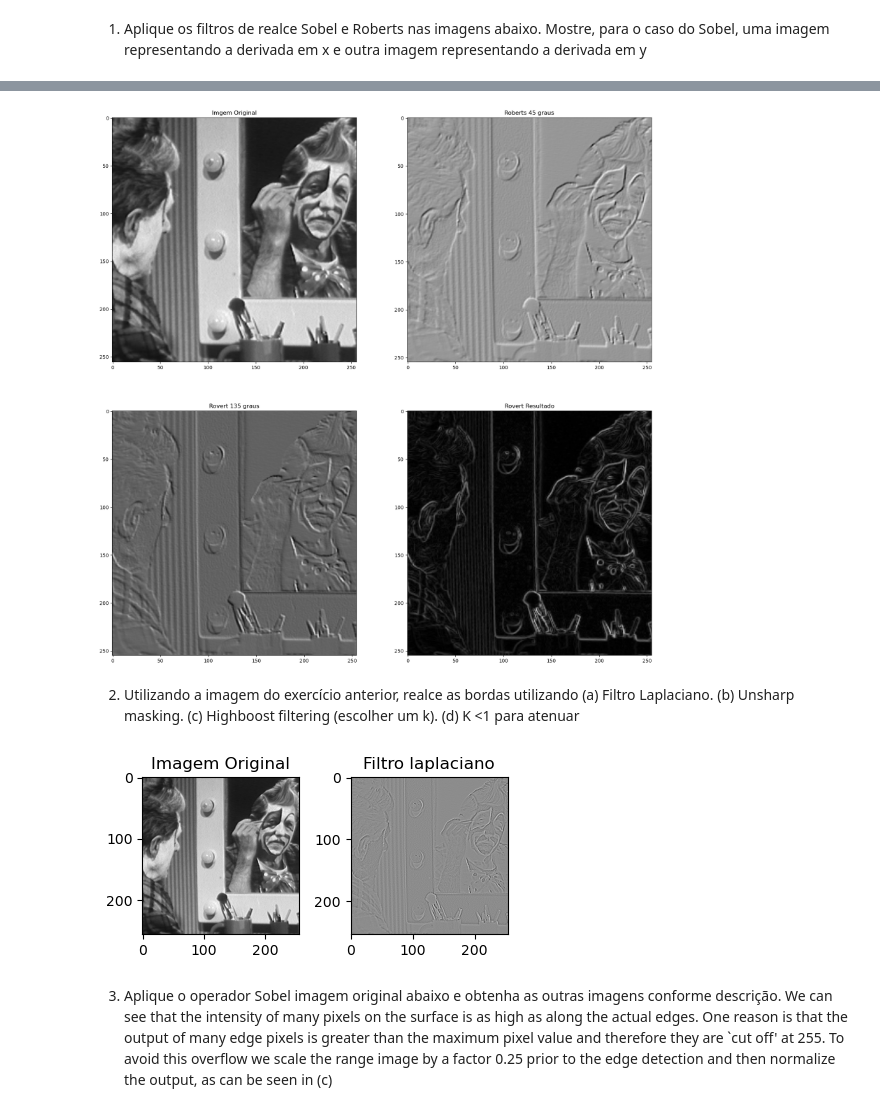
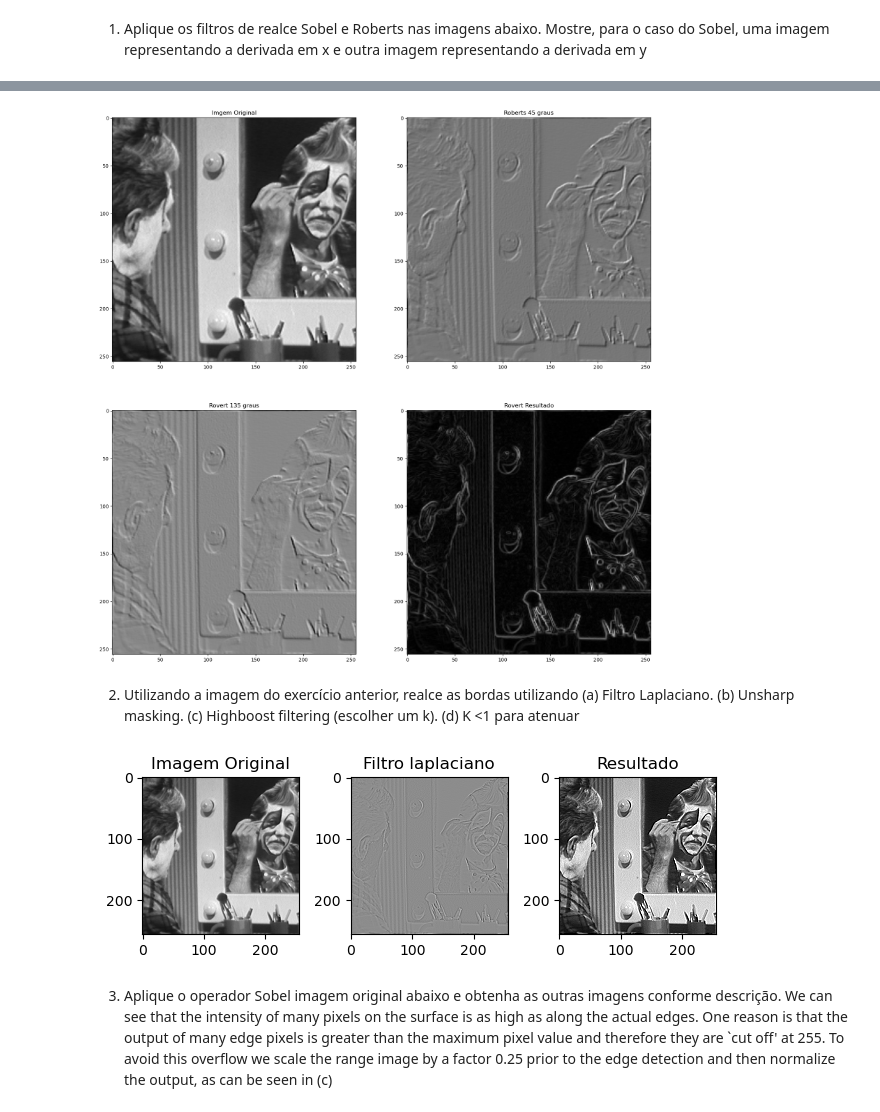
Before and after one commit to joaovtpereira/ppgco-ufu, a Jupyter notebook: Processamento Digital de Imagens/Lab05/Lab05.ipynb, the cells around one changed output, grey strips where cells are left out. Saved outputs shown, nothing was run; the diff lists cells and outputs as text; code cells hidden in the pictures.

```diff
--- a/Processamento Digital de Imagens/Lab05/Lab05.ipynb
+++ b/Processamento Digital de Imagens/Lab05/Lab05.ipynb
@@ -73,16 +59,13 @@ maskRoberts45 = np.array([[1,0],
 maskRoberts135 = np.array([[0,1],
                     [-1,0]])
 
-
-roberts45 = convolutionFilter(img, maskRoberts45)
-roberts135 = convolutionFilter(img, maskRoberts135)
+roberts45 = convolve2d(img,maskRoberts45, mode="same", boundary="wrap")
+roberts135 = convolve2d(img,maskRoberts135, mode="same", boundary="wrap")
 
 img_roberts45 = normalize(roberts45)
 img_roberts135 = normalize(roberts135)
 
 robertsGradient =  np.sqrt(roberts45**2 + roberts135**2)
-
-
 
 f, images = plt.subplots(2,2, figsize = (20,20))
 images[0,0].imshow(img, cmap='gray', vmin=0, vmax=255)
@@ -94,31 +77,36 @@ images[1,0].title.set_text("Rovert 135 graus")
 images[1,1].imshow(robertsGradient, cmap='gray', vmin=0, vmax=255)
 images[1,1].title.set_text("Rovert Resultado")
 # %% [output]
-[figure, old version]
+[figure, new version]
 # %% [markdown]
 2) Utilizando a imagem do exercício anterior, realce as bordas utilizando (a) Filtro Laplaciano. (b) Unsharp masking. (c) Highboost filtering (escolher um k). (d) K <1 para atenuar
 # %%
 
 laplacianoFilter = np.array([[ 0 ,1 ,0 ],
 [ 1 ,-4  ,1 ],
 [ 0  ,1  ,0 ]])
 
-laplacianoConvolution = convolutionFilter(img, laplacianoFilter)
+laplacianoConvolution = convolve2d(img,laplacianoFilter, mode="same", boundary="wrap")
 img_laplaciano = normalize(laplacianoConvolution)
+img_result = img - laplacianoConvolution
 
 plt.subplot(131)
 plt.imshow(img, cmap='gray', vmin=0, vmax=255)
 plt.title('Imagem Original')
 
 plt.subplot(132)
 plt.imshow(img_laplaciano, cmap='gray', vmin=0, vmax=255)
 plt.title('Filtro laplaciano')
 
+plt.subplot(133)
+plt.imshow(img_result, cmap='gray', vmin=0, vmax=255)
+plt.title('Resultado')
+
 plt.tight_layout()
 
 plt.show()
 # %% [output]
-[figure, old version]
+[figure, new version]
 # %% [markdown]
 3) Aplique o operador Sobel imagem original abaixo e obtenha as outras imagens conforme descrição. We can see that the intensity of many pixels on the surface is as high as along the actual edges. One reason is that the output of many edge pixels is greater than the maximum pixel value and therefore they are `cut off' at 255. To avoid this overflow we scale the range image by a factor 0.25 prior to the edge detection and then normalize the output, as can be seen in (c)
 # %%
```
Also changed, not shown: parts of 5 cells of this notebook.
